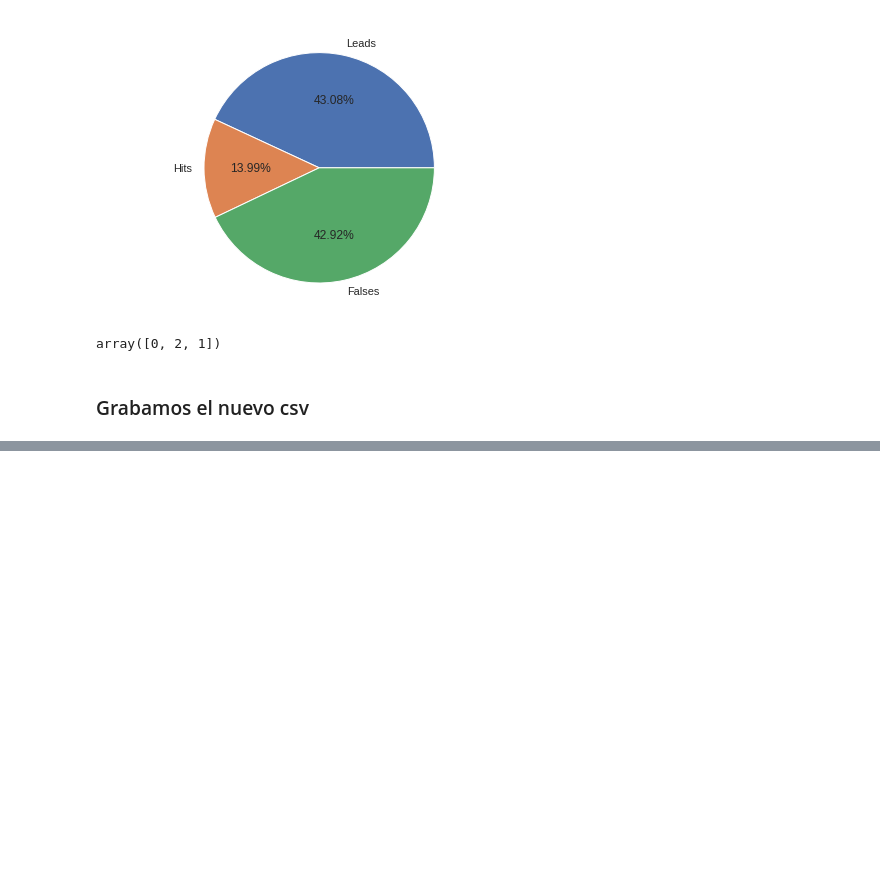
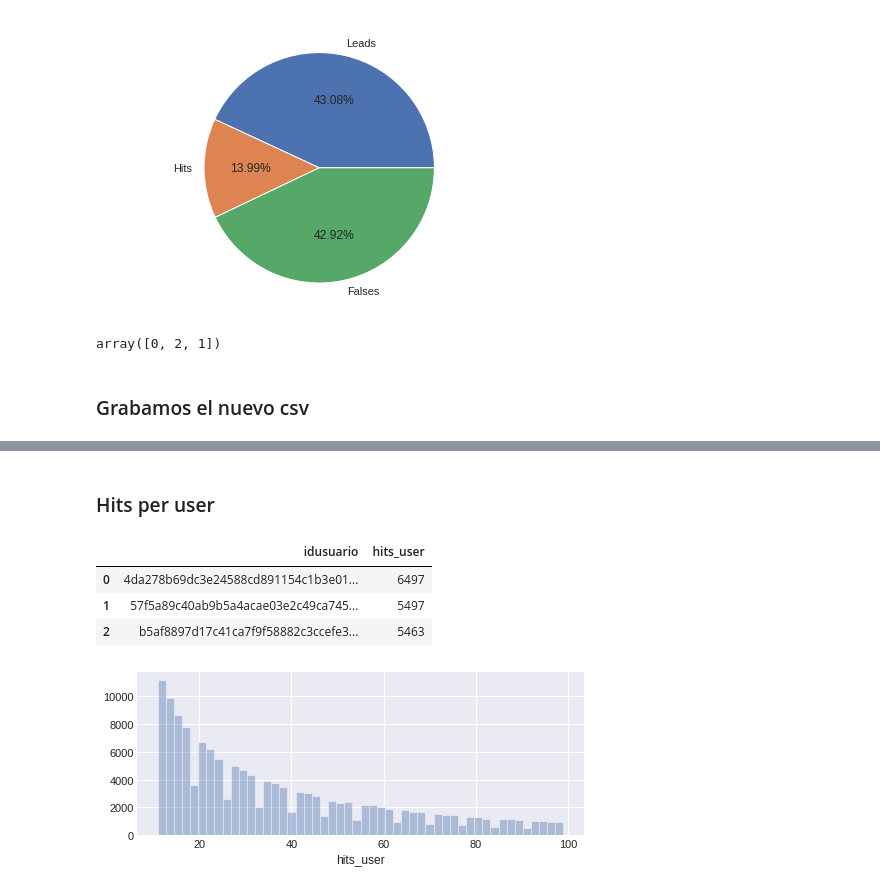
Before and after one commit to ITNavent/labs-ml-group, a Jupyter notebook: NNRecommender/data_filtering.ipynb, the cells around one changed output, grey strips where cells are left out. Saved outputs shown, nothing was run; the diff lists cells and outputs as text; code cells hidden in the pictures; blank space fills up the shorter version.

```diff
--- a/NNRecommender/data_filtering.ipynb
+++ b/NNRecommender/data_filtering.ipynb
@@ -91,7 +61,7 @@ length:  275140
 # %% [markdown]
 Cargo hits
 # %%
-user_hit = pd.read_csv(path/'users_hitaviso.csv')
+user_hit = pd.read_csv(path + 'users_hitaviso.csv')
 print("length: ", len(user_hit))
 user_hit.head()
 # %% [output]
@@ -661,0 +815,2 @@ ratings_with_falses.to_csv(path_or_buf=path+'/ratings_with_falses_filtered.csv',
+# %%
+ratings = pd.merge(user_hit, contactos, on = ['idaviso', 'idusuario'], how = 'outer')
@@ -661,0 +825,18 @@ ratings_with_falses.to_csv(path_or_buf=path+'/ratings_with_falses_filtered.csv',
+# %% [markdown]
+### Hits per user
+# %%
+hits_per_user =ratings.groupby(['idusuario'], as_index=False).size().reset_index(name='hits_user')
+# %%
+hits_per_user = hits_per_user.sort_values(by='hits_user', ascending = False).reset_index(drop = True)
+# %%
+hits_per_user.head(3)
+# %% [output]
+|  | idusuario | hits_user |
+| 0 | 4da278b69dc3e24588cd891154c1b3e01... | 6497 |
+| 1 | 57f5a89c40ab9b5a4acae03e2c49ca745... | 5497 |
+| 2 | b5af8897d17c41ca7f9f58882c3ccefe3... | 5463 |
+# %%
+plt.figure(figsize = (8,3))
+ax = sns.distplot(hits_per_user[(hits_per_user['hits_user']>10)&(hits_per_user['hits_user']<100)]['hits_user'], kde = False)
+# %% [output]
+[figure, added]
```
Also changed, not shown: parts of 133 cells of this notebook.
